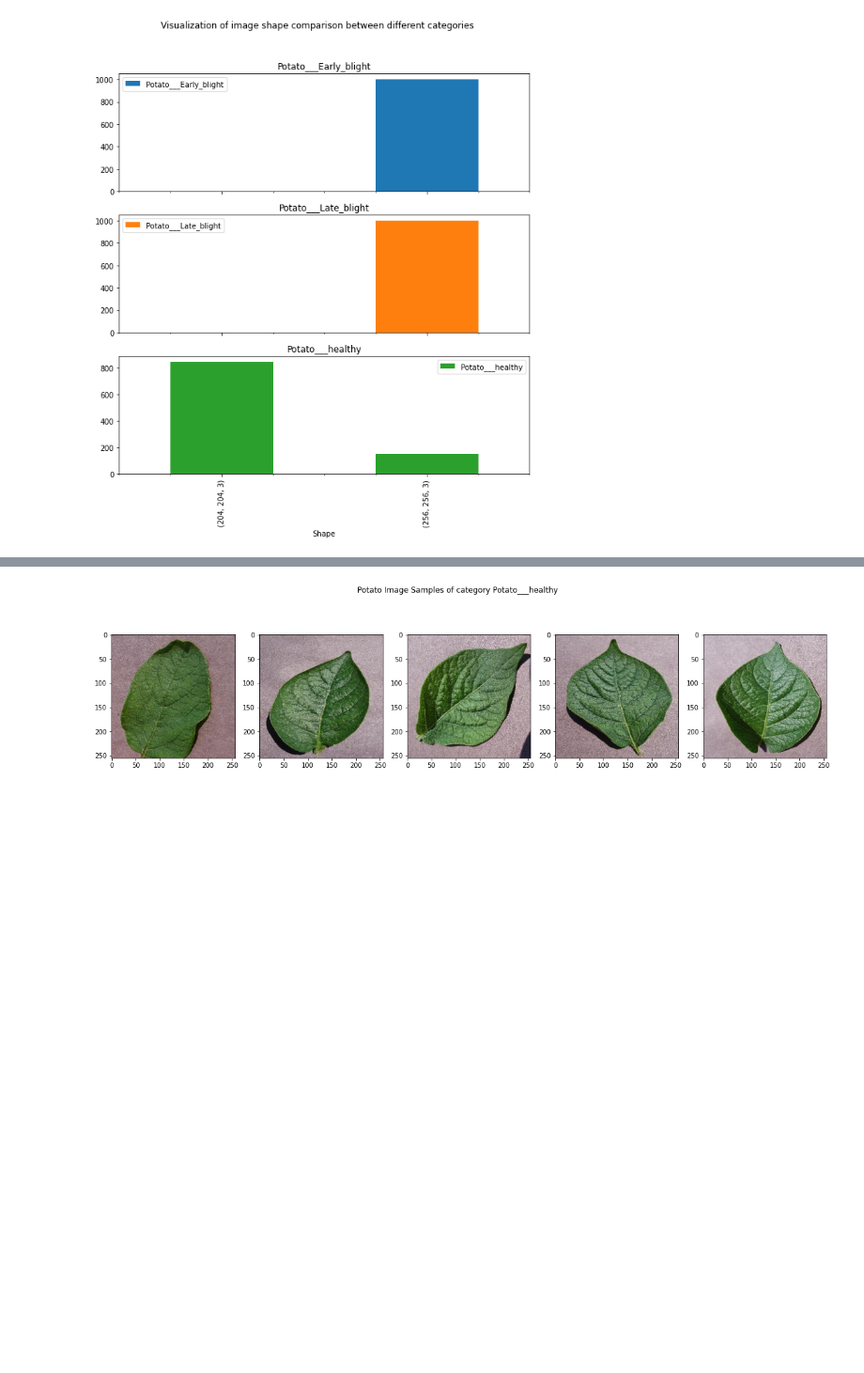
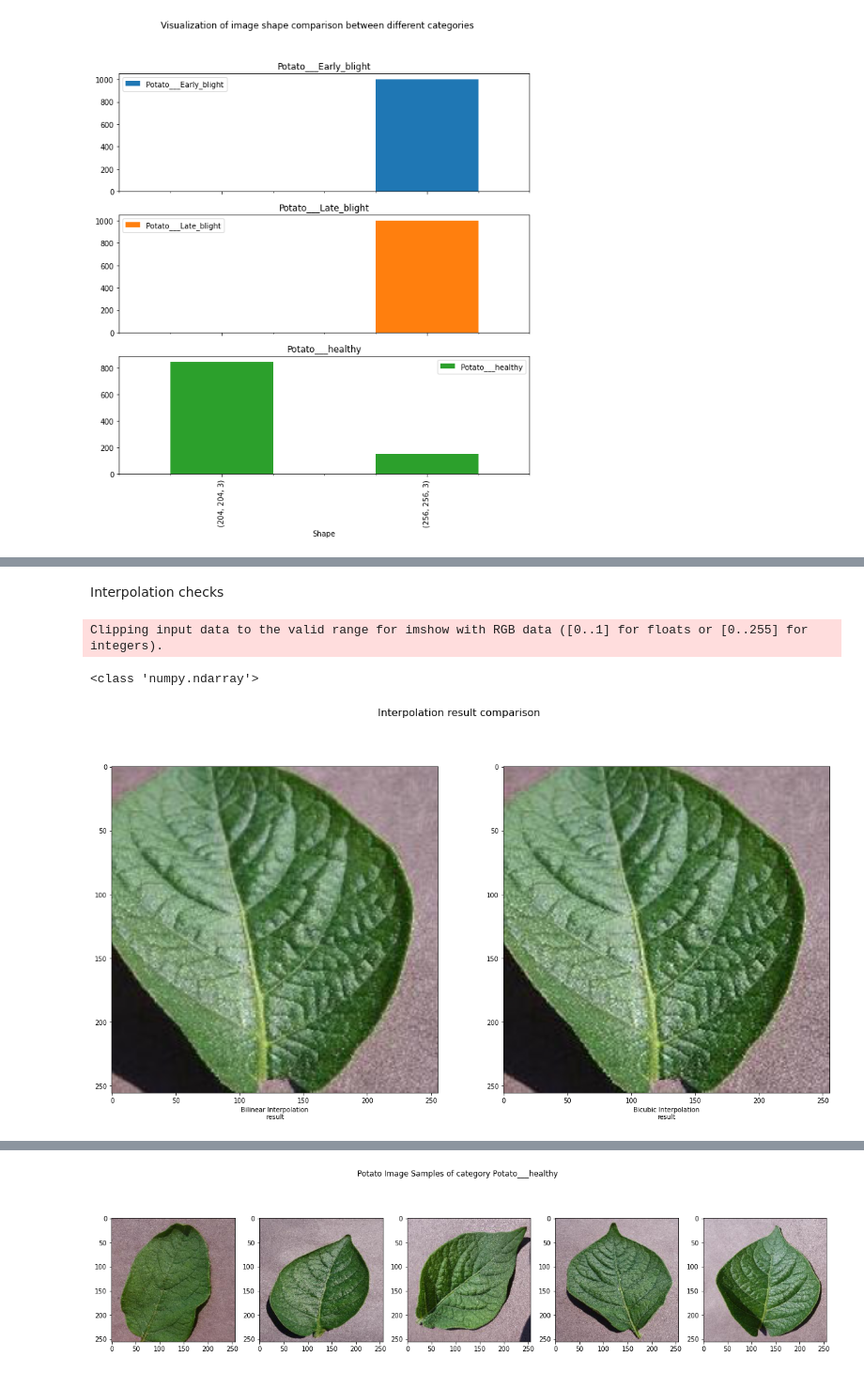
Before and after one commit to sayan0506/Agriculture-project-notes-and-references, a Jupyter notebook: Potato_Leaf_Classifer.ipynb, the cells around one changed output, grey strips where cells are left out. Shown at 94% size. Saved outputs shown, nothing was run; the diff lists cells and outputs as text; code cells hidden in the pictures; blank space fills up the shorter version.

```diff
--- a/Potato_Leaf_Classifer.ipynb
+++ b/Potato_Leaf_Classifer.ipynb
@@ -345,0 +378,25 @@ dtype: int64
+# %% [markdown]
+Interpolation checks
+# %%
+# applying bilinear spline interpolation
+b1 = tf.keras.preprocessing.image.smart_resize(a, size=(256,256), interpolation='bilinear')
+b1 = np.array(b1, dtype=np.float32)/255.0
+
+# applying bicubic spline interpolation
+b2 = tf.keras.preprocessing.image.smart_resize(a, size=(256,256), interpolation='bicubic')
+b2 = np.array(b2, dtype=np.float32)/255.0
+
+# visualize
+fig = plt.figure(figsize = (20,10))
+fig.suptitle('Interpolation result comparison', fontsize = 16)
+fig.add_subplot(121)
+plt.imshow(b1)
+plt.xlabel('Bilinear Interpolation\nresult')
+fig.add_subplot(122)
+plt.xlabel('Bicubic Interpolation\nresult')
+plt.imshow(b2)
+plt.show()
+# %% [output]
+Clipping input data to the valid range for imshow with RGB data ([0..1] for floats or [0..255] for integers).
+<class 'numpy.ndarray'>
+[figure, added]
```
Also changed, not shown: parts of 19 cells of this notebook.
